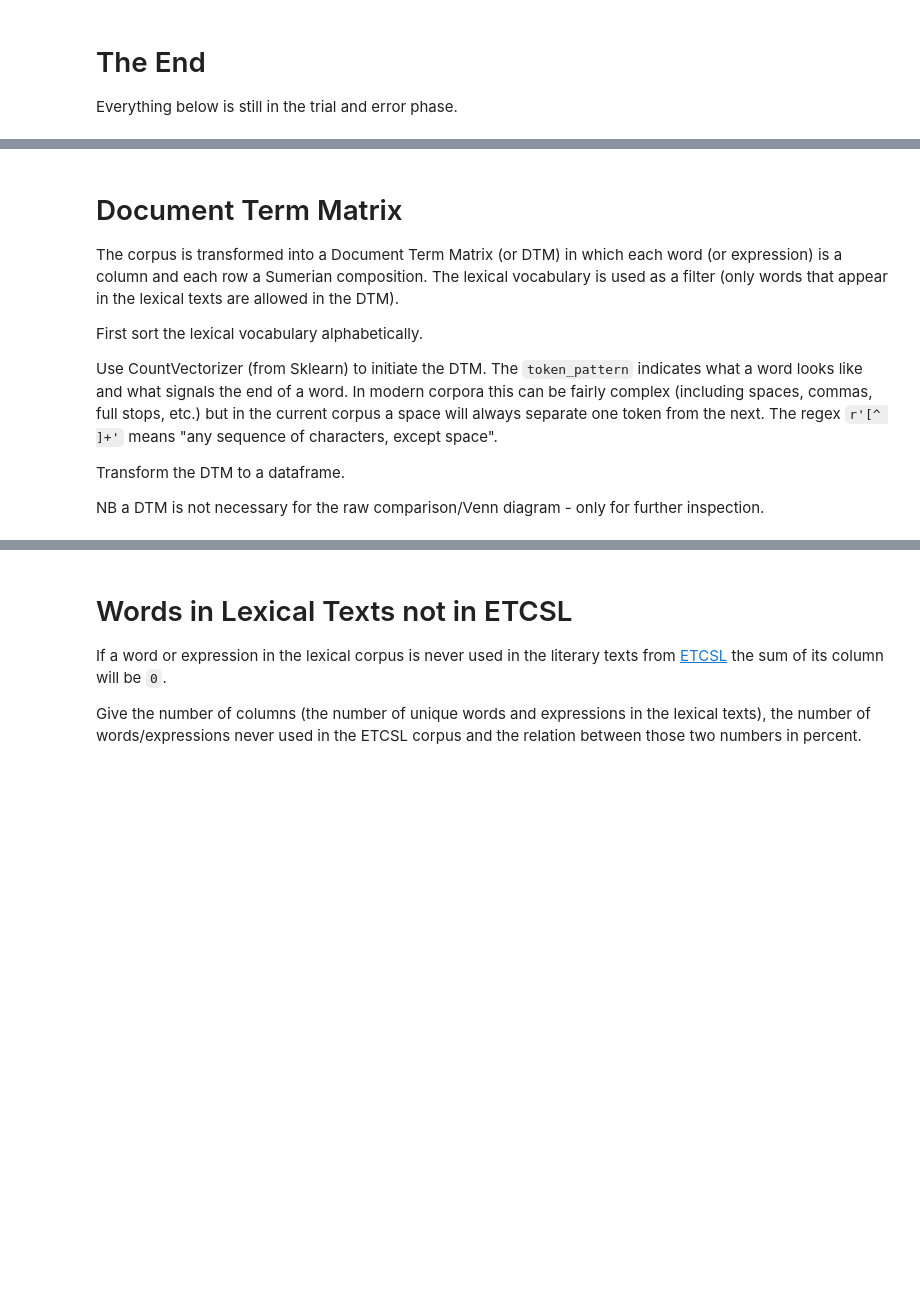
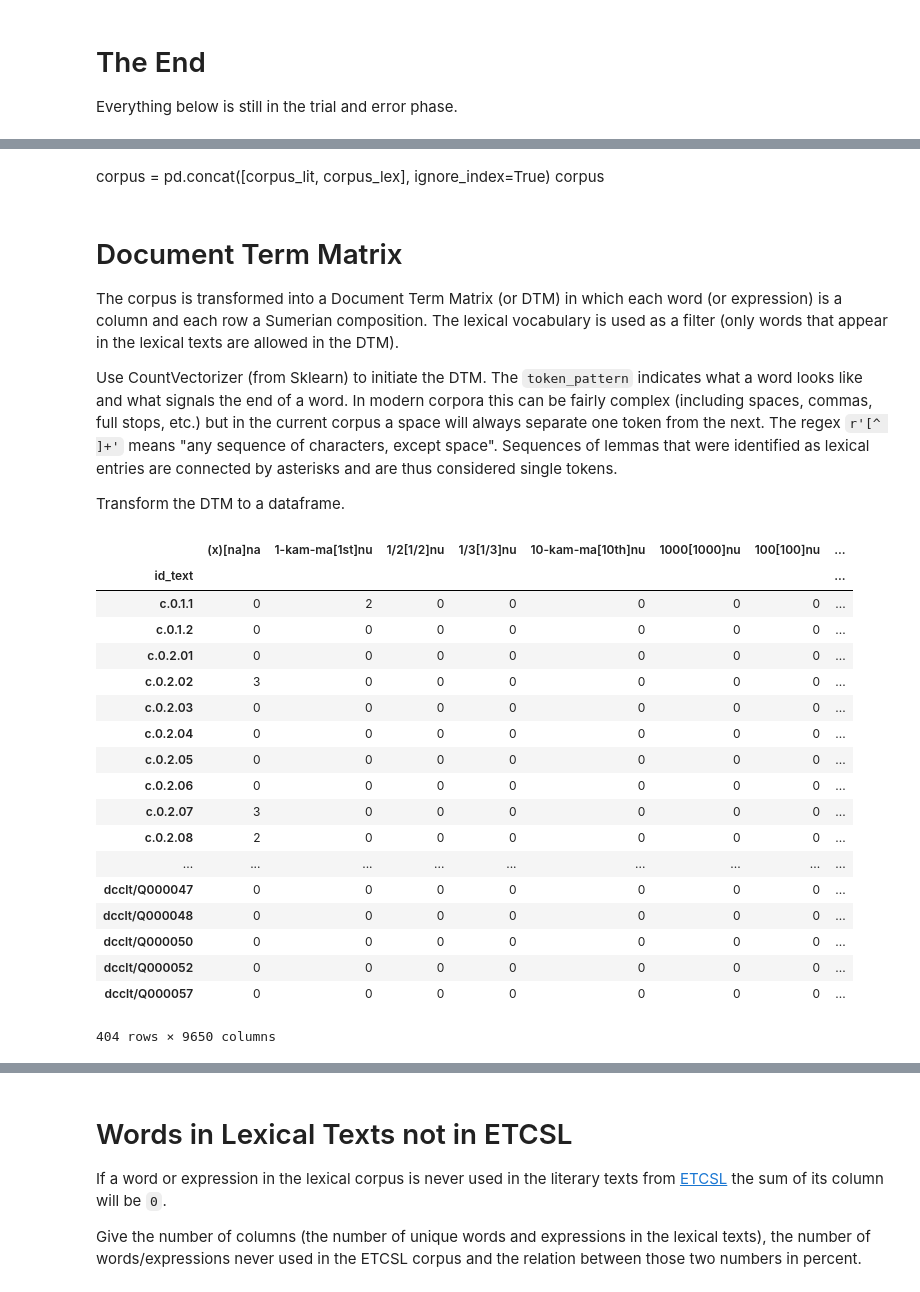
Before and after one commit to niekveldhuis/compass, a Jupyter notebook: 3_Vocabularies/Lit_Lex_Vocab.ipynb, the cells around one changed output, grey strips where cells are left out. Saved outputs shown, nothing was run; the diff lists cells and outputs as text; code cells hidden in the pictures; blank space fills up the shorter version.

```diff
--- a/3_Vocabularies/Lit_Lex_Vocab.ipynb
+++ b/3_Vocabularies/Lit_Lex_Vocab.ipynb
@@ -324,4 +324,4 @@ The etcsl dataframe is organized by line. The `aggregate` function assembles the
 # %%
-corpus = etcsl.groupby(
-    [etcsl["id_text"], etcsl["text_name"]]).aggregate(
+corpus_lit = etcsl.groupby(
+    [etcsl["id_text"]]).aggregate(
     {"lemma": " ".join}).reset_index()
@@ -328,16 +400,14 @@ corpus = etcsl.groupby(
+# %% [markdown]
+corpus = pd.concat([corpus_lit, corpus_lex], ignore_index=True)
+corpus
 # %% [markdown]
 # Document Term Matrix
 The corpus is transformed into a Document Term Matrix (or DTM) in which each word (or expression) is a column and each row a Sumerian composition. The lexical vocabulary is used as a filter (only words that appear in the lexical texts are allowed in the DTM).
 
-First sort the lexical vocabulary alphabetically.
-
-Use CountVectorizer (from Sklearn) to initiate the DTM. The `token_pattern` indicates what a word looks like and what signals the end of a word. In modern corpora this can be fairly complex (including spaces, commas, full stops, etc.) but in the current corpus a space will always separate one token from the next. The regex `r'[^ ]+'` means "any sequence of characters, except space".
+Use CountVectorizer (from Sklearn) to initiate the DTM. The `token_pattern` indicates what a word looks like and what signals the end of a word. In modern corpora this can be fairly complex (including spaces, commas, full stops, etc.) but in the current corpus a space will always separate one token from the next. The regex `r'[^ ]+'` means "any sequence of characters, except space". Sequences of lemmas that were identified as lexical entries are connected by asterisks and are thus considered single tokens.
 
 Transform the DTM to a dataframe.
-
-NB a DTM is not necessary for the raw comparison/Venn diagram - only for further inspection.
 # %%
-cv = CountVectorizer(analyzer='word', token_pattern=r'[^ ]+', binary = False, vocabulary=lex_vocab)
-etcsl_dtm = cv.fit_transform(corpus['lemma'])
-#etcsl_df = pd.DataFrame(etcsl_dtm.toarray(), columns= cv.get_feature_names(), index=corpus["etcsl_no"])
-etcsl_df = pd.DataFrame(etcsl_dtm.toarray(), columns= lex_vocab, index=corpus["id_text"])
+cv = CountVectorizer(analyzer='word', token_pattern=r'[^ ]+', binary = False)
+dtm = cv.fit_transform(corpus['lemma'])
+corpus_df = pd.DataFrame(dtm.toarray(), columns= cv.get_feature_names(), index=corpus["id_text"])
@@ -345,0 +414,22 @@ etcsl_df
+# %%
+corpus_df
+# %% [output]
+|  | (x)[na]na | 1-kam-ma[1st]nu | 1/2[1/2]nu | 1/3[1/3]nu | 10-kam-ma[10th]nu | 1000[1000]nu | 100[100]nu | ... |
+| id_text |  |  |  |  |  |  |  | ... |
+| c.0.1.1 | 0 | 2 | 0 | 0 | 0 | 0 | 0 | ... |
+| c.0.1.2 | 0 | 0 | 0 | 0 | 0 | 0 | 0 | ... |
+| c.0.2.01 | 0 | 0 | 0 | 0 | 0 | 0 | 0 | ... |
+| c.0.2.02 | 3 | 0 | 0 | 0 | 0 | 0 | 0 | ... |
+| c.0.2.03 | 0 | 0 | 0 | 0 | 0 | 0 | 0 | ... |
+| c.0.2.04 | 0 | 0 | 0 | 0 | 0 | 0 | 0 | ... |
+| c.0.2.05 | 0 | 0 | 0 | 0 | 0 | 0 | 0 | ... |
+| c.0.2.06 | 0 | 0 | 0 | 0 | 0 | 0 | 0 | ... |
+| c.0.2.07 | 3 | 0 | 0 | 0 | 0 | 0 | 0 | ... |
+| c.0.2.08 | 2 | 0 | 0 | 0 | 0 | 0 | 0 | ... |
+| ... | ... | ... | ... | ... | ... | ... | ... | ... |
+| dcclt/Q000047 | 0 | 0 | 0 | 0 | 0 | 0 | 0 | ... |
+| dcclt/Q000048 | 0 | 0 | 0 | 0 | 0 | 0 | 0 | ... |
+| dcclt/Q000050 | 0 | 0 | 0 | 0 | 0 | 0 | 0 | ... |
+| dcclt/Q000052 | 0 | 0 | 0 | 0 | 0 | 0 | 0 | ... |
+| dcclt/Q000057 | 0 | 0 | 0 | 0 | 0 | 0 | 0 | ... |
+404 rows × 9650 columns
```
Also changed, not shown: parts of 41 cells of this notebook, 2 other files.
